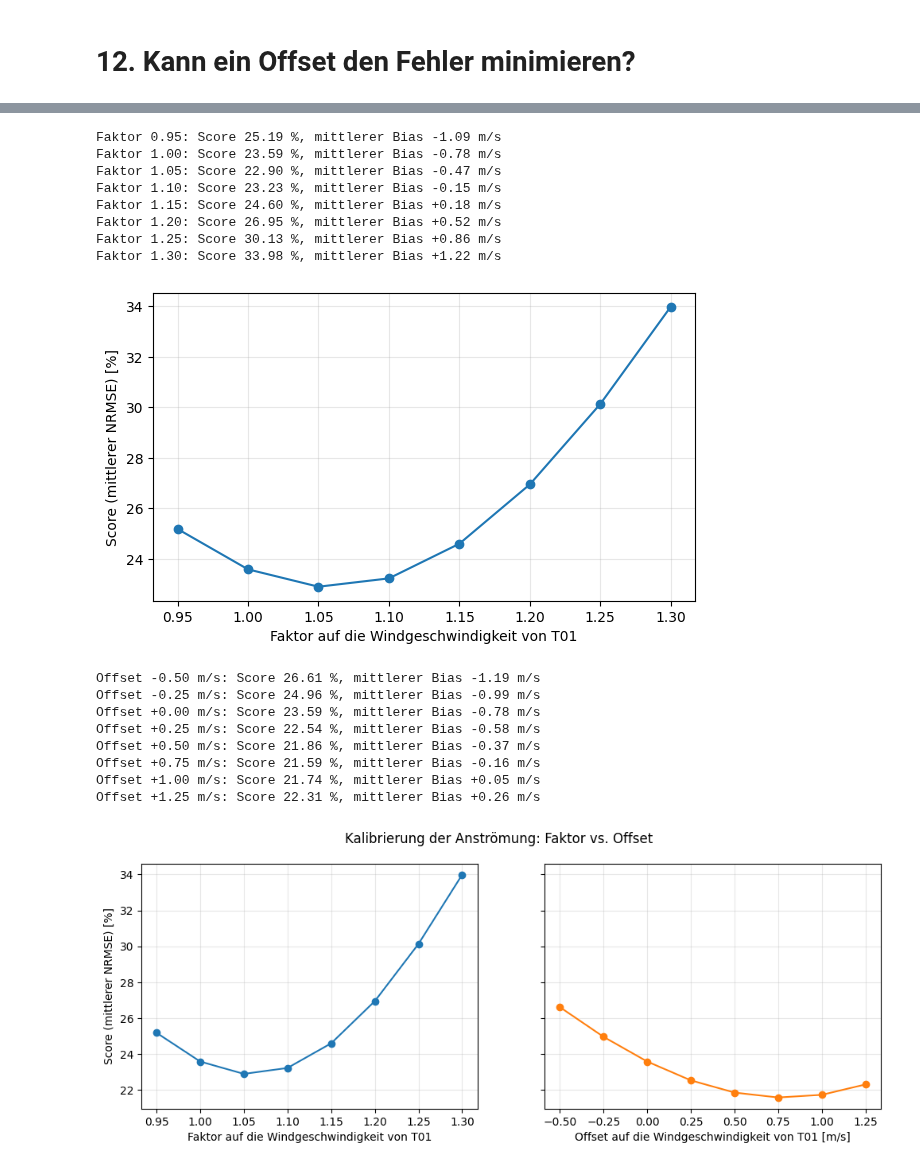
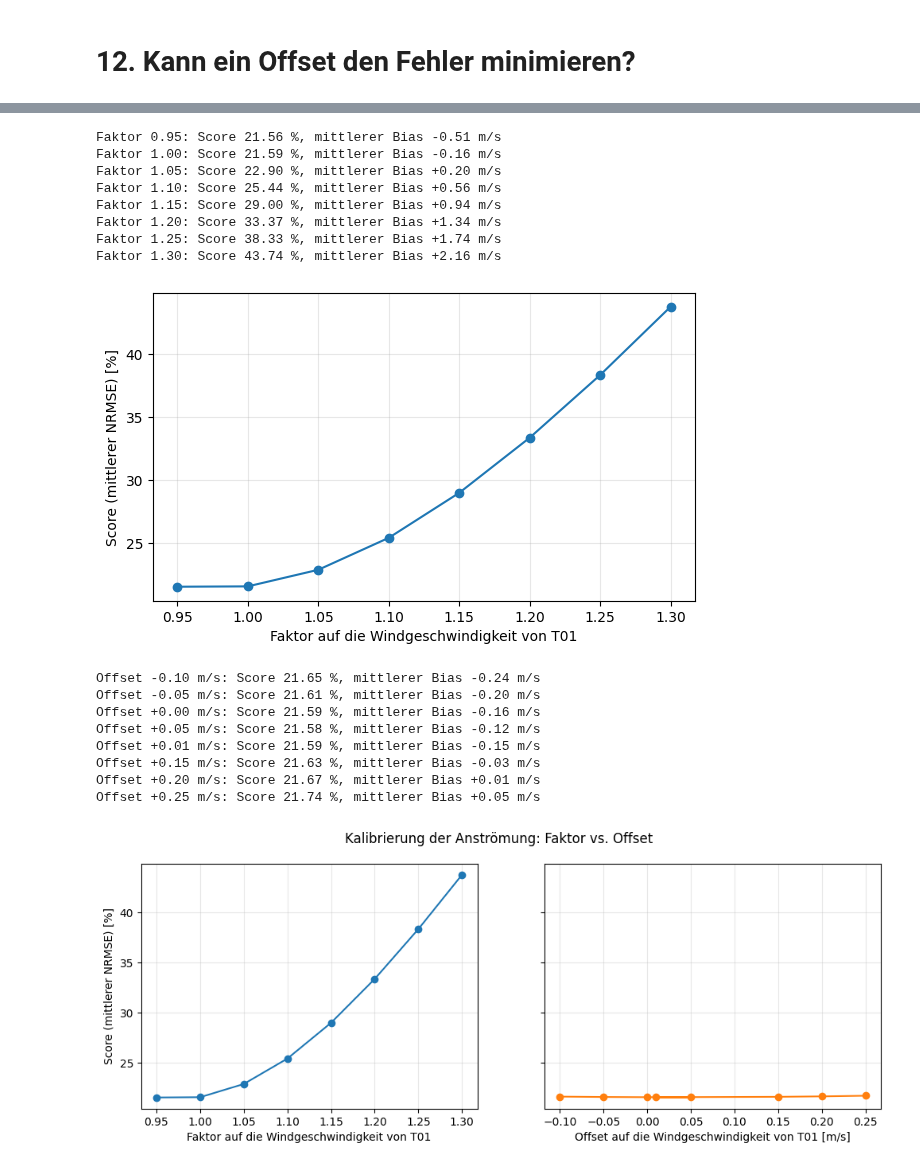
Before and after one commit to rfeusi/hill-of-towie-open-source-analysis, a Jupyter notebook: Overview.ipynb, the cells around one changed output, grey strips where cells are left out. Drawn from its saved outputs; the diff is of its cells as text; code cells hidden in the pictures.

```diff
--- a/Overview.ipynb
+++ b/Overview.ipynb
@@ -63,19 +61,20 @@ TI = 0.1
 SHEAR_ALPHA = 0.2
 HUB_H = 59.0
 ROTOR_R = 41.0
+WS_ADD = 0.75   # Offset auf die Windgeschwindigkeit von T01 [m/s], aus dem Offset-Scan
 
 # Optionaler Filter auf das Steering-Fenster
 APPLY_WD_FILTER = False
-WD_WINDOW = (192.0, 224.0)
+WD_WINDOW = (192.0, 224.0) # see wake-steering-lookup.csv in scripts/wfc-analysis
 
 # ZXTM-Geometrie
 RANGES_M = [85.0, 126.0, 208.0]              # verwendete Messdistanzen (wie im RES-Skript)
 HEIGHTS_M = [26.2, 42.6, 59.0, 75.4, 91.8]   # Mitten der 5 Rotor-Höhenstreifen
-SLICE_HALF = 8.2                             # halbe Streifenhöhe (82 m / 5 / 2)
+SLICE_HALF = 8.2                             # halbe Segmenthöhe (82 m / 5 / 2)
 SIDES = ["Right", "Left"]                    # rechts = West, links = Ost (bei Wind aus SSW)
 HALF_ANGLE_DEG = 15.0                        # Kegel-Halbwinkel des ZXTM
 LIDAR_Z = HUB_H + 3.2                        # Deployment-Bericht: 3.2 m über der Rotorachse
-MIN_COUNT = 500                              # Mindestanzahl gültiger Werte, damit ein Streifen für die REWS verwendet wird
+MIN_COUNT = 500                              # Mindestanzahl gültiger Werte, damit ein Segment für die REWS verwendet wird
 
 # Fastlog-Tags des Dynamic-Yaw-Controllers (True North)
 YAW = "computed_driver_pre_processed_yaw_direction_true_degrees"
@@ -209,7 +208,8 @@ wf_model = Bastankhah_PorteAgel_2014(site, swt23, k=WAKE_K, deflectionModel=Jime
 
 time = m.index.tz_convert(None).to_numpy()   # PyWake bekommt zeitzonenfreie UTC-Zeitstempel
 wd_in = m["wd_t01"].to_numpy()
-ws_in = m["ws_t01"].to_numpy()
+ws_raw = m["ws_t01"].to_numpy()                 # gemessen, unverändert
+ws_in = np.clip(ws_raw + WS_ADD, 0.1, None)     # korrigiert, geht in die Simulation -> OFFSET
 
 yaw = np.zeros((len(x), len(m)))
 yaw[i03, :] = m["yaw_mis_t03"].to_numpy()
@@ -793,45 +790,45 @@ ax.set_ylabel("Score (mittlerer NRMSE) [%]")
 ax.grid(alpha=0.3)
 plt.show()
 # %% [output]
-Faktor 0.95: Score 25.19 %, mittlerer Bias -1.09 m/s
-Faktor 1.00: Score 23.59 %, mittlerer Bias -0.78 m/s
-Faktor 1.05: Score 22.90 %, mittlerer Bias -0.47 m/s
-Faktor 1.10: Score 23.23 %, mittlerer Bias -0.15 m/s
-Faktor 1.15: Score 24.60 %, mittlerer Bias +0.18 m/s
-Faktor 1.20: Score 26.95 %, mittlerer Bias +0.52 m/s
-Faktor 1.25: Score 30.13 %, mittlerer Bias +0.86 m/s
-Faktor 1.30: Score 33.98 %, mittlerer Bias +1.22 m/s
+Faktor 0.95: Score 21.56 %, mittlerer Bias -0.51 m/s
+Faktor 1.00: Score 21.59 %, mittlerer Bias -0.16 m/s
+Faktor 1.05: Score 22.90 %, mittlerer Bias +0.20 m/s
+Faktor 1.10: Score 25.44 %, mittlerer Bias +0.56 m/s
+Faktor 1.15: Score 29.00 %, mittlerer Bias +0.94 m/s
+Faktor 1.20: Score 33.37 %, mittlerer Bias +1.34 m/s
+Faktor 1.25: Score 38.33 %, mittlerer Bias +1.74 m/s
+Faktor 1.30: Score 43.74 %, mittlerer Bias +2.16 m/s
-[figure, old version]
+[figure, new version]
 # %%
-offsets = [-0.5, -0.25, 0.0, 0.25, 0.5, 0.75, 1.0, 1.25]
+offsets = [-0.1, -0.05, 0.0, 0.05, 0.01, 0.15, 0.2, 0.25]
 
 results_add = []
 for a in offsets:
     rews_a = compute_rews(simulate_los(ws_add=a), ["los_meas", "los_sim"])
     score_a, _ = mean_nrmse(rews_a, "rews_sim")
     bias_a = (rews_a["rews_sim"] - rews_a["rews_meas"]).mean()
     results_add.append({"offset": a, "score_nrmse_%": score_a, "mittlerer_bias": bias_a})
     print(f"Offset {a:+.2f} m/s: Score {score_a:.2f} %, mittlerer Bias {bias_a:+.2f} m/s")
 
 scan_add = pd.DataFrame(results_add)
 
 fig, axes = plt.subplots(1, 2, figsize=(12, 4), sharey=True)
 axes[0].plot(scan["faktor"], scan["score_nrmse_%"], "o-")
 axes[0].set_xlabel("Faktor auf die Windgeschwindigkeit von T01")
 axes[0].set_ylabel("Score (mittlerer NRMSE) [%]")
 axes[1].plot(scan_add["offset"], scan_add["score_nrmse_%"], "o-", color="tab:orange")
 axes[1].set_xlabel("Offset auf die Windgeschwindigkeit von T01 [m/s]")
 for ax in axes:
     ax.grid(alpha=0.3)
 fig.suptitle("Kalibrierung der Anströmung: Faktor vs. Offset")
 plt.show()
 # %% [output]
-Offset -0.50 m/s: Score 26.61 %, mittlerer Bias -1.19 m/s
-Offset -0.25 m/s: Score 24.96 %, mittlerer Bias -0.99 m/s
-Offset +0.00 m/s: Score 23.59 %, mittlerer Bias -0.78 m/s
-Offset +0.25 m/s: Score 22.54 %, mittlerer Bias -0.58 m/s
-Offset +0.50 m/s: Score 21.86 %, mittlerer Bias -0.37 m/s
-Offset +0.75 m/s: Score 21.59 %, mittlerer Bias -0.16 m/s
-Offset +1.00 m/s: Score 21.74 %, mittlerer Bias +0.05 m/s
-Offset +1.25 m/s: Score 22.31 %, mittlerer Bias +0.26 m/s
+Offset -0.10 m/s: Score 21.65 %, mittlerer Bias -0.24 m/s
+Offset -0.05 m/s: Score 21.61 %, mittlerer Bias -0.20 m/s
+Offset +0.00 m/s: Score 21.59 %, mittlerer Bias -0.16 m/s
+Offset +0.05 m/s: Score 21.58 %, mittlerer Bias -0.12 m/s
+Offset +0.01 m/s: Score 21.59 %, mittlerer Bias -0.15 m/s
+Offset +0.15 m/s: Score 21.63 %, mittlerer Bias -0.03 m/s
+Offset +0.20 m/s: Score 21.67 %, mittlerer Bias +0.01 m/s
+Offset +0.25 m/s: Score 21.74 %, mittlerer Bias +0.05 m/s
-[figure, old version]
+[figure, new version]
```
Also changed, not shown: parts of 12 cells of this notebook, 3 other files.
